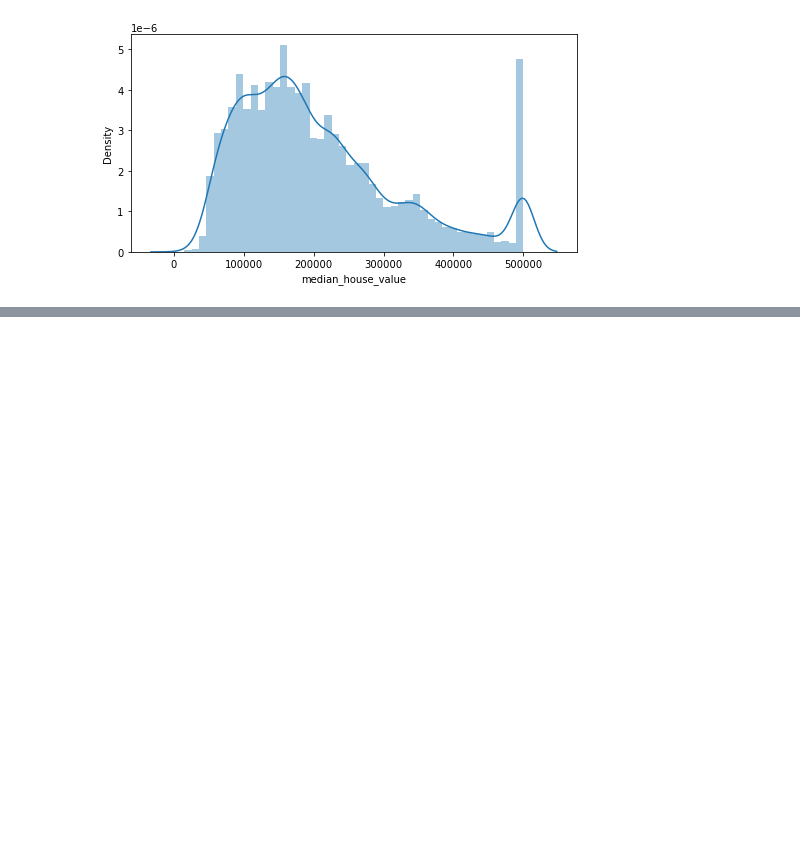
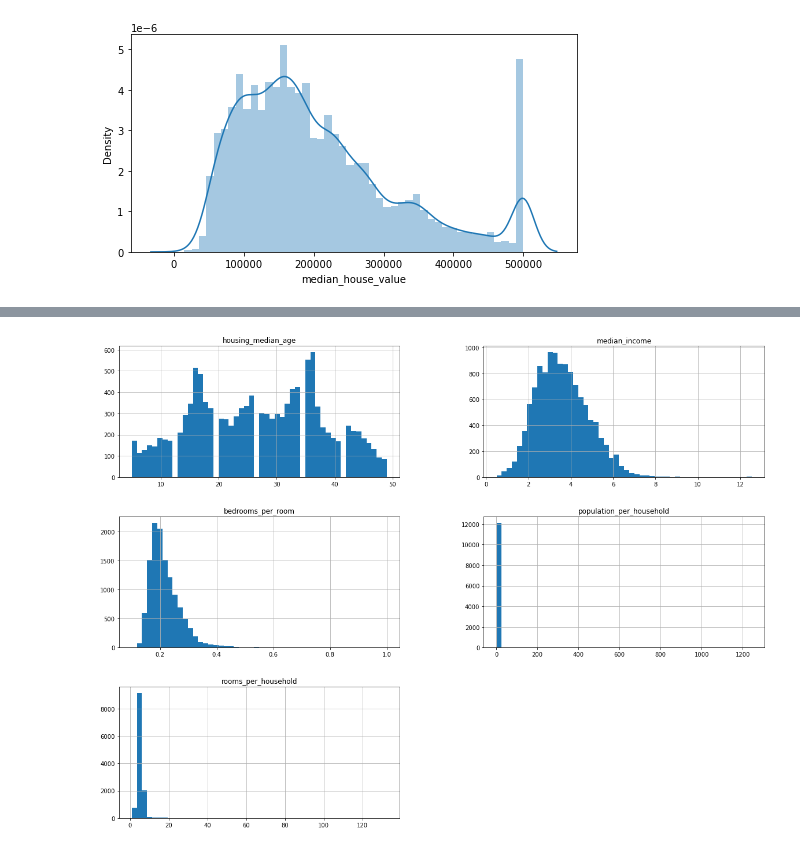
Before and after one commit to rumeysayilma/CaliforniaHousing, a Jupyter notebook: Untitled.ipynb, the cells around one changed output, grey strips where cells are left out. Cells and saved outputs as stored; diff of their text form; code cells hidden in the pictures; blank space fills up the shorter version.

```diff
--- a/Untitled.ipynb
+++ b/Untitled.ipynb
@@ -148,0 +137,8 @@ sns.heatmap(df.corr(), annot=True)
+# %%
+
+df["bedrooms_per_room"] = df["total_bedrooms"]/df["total_rooms"]
+
+df["population_per_household"] = df["population"]/df["households"]
+df["rooms_per_household"] = df["total_rooms"]/df["households"]
+
+df.describe()
@@ -149,2 +189,7 @@ sns.heatmap(df.corr(), annot=True)
+# %%
+X.hist(bins=50, figsize=(20, 15))
+plt.show()
+# %% [output]
+[figure, added]
 # %%
 #Scaling and Train Test Split
```
Also changed, not shown: parts of 17 cells of this notebook, 2 other files.
